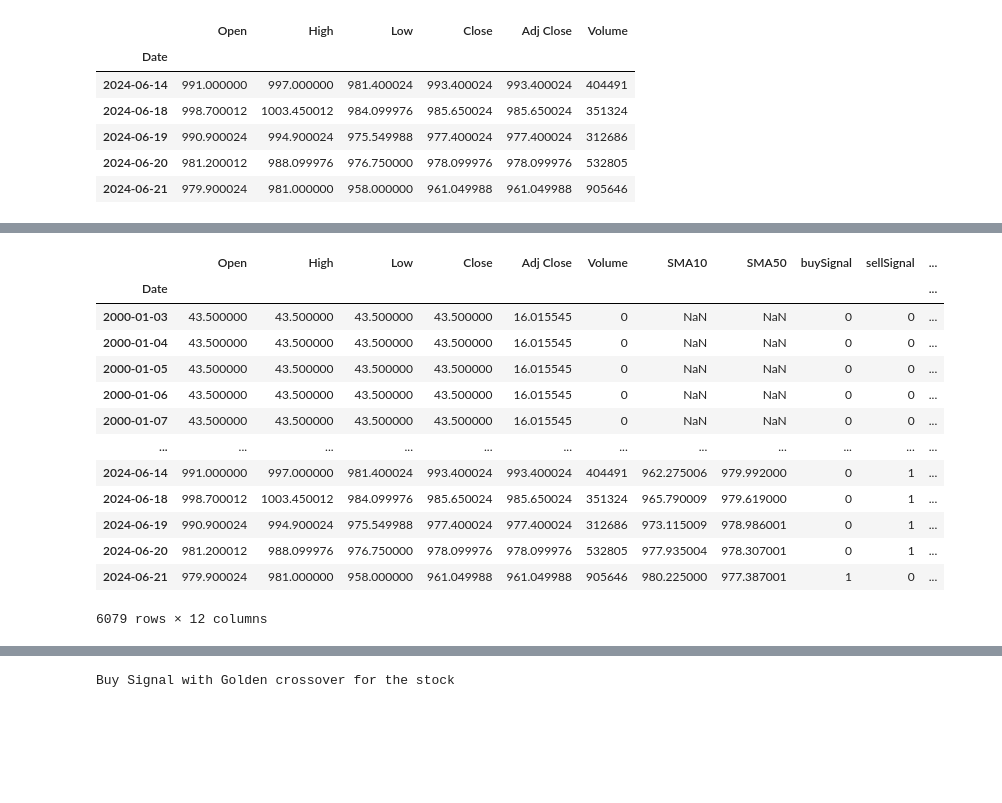
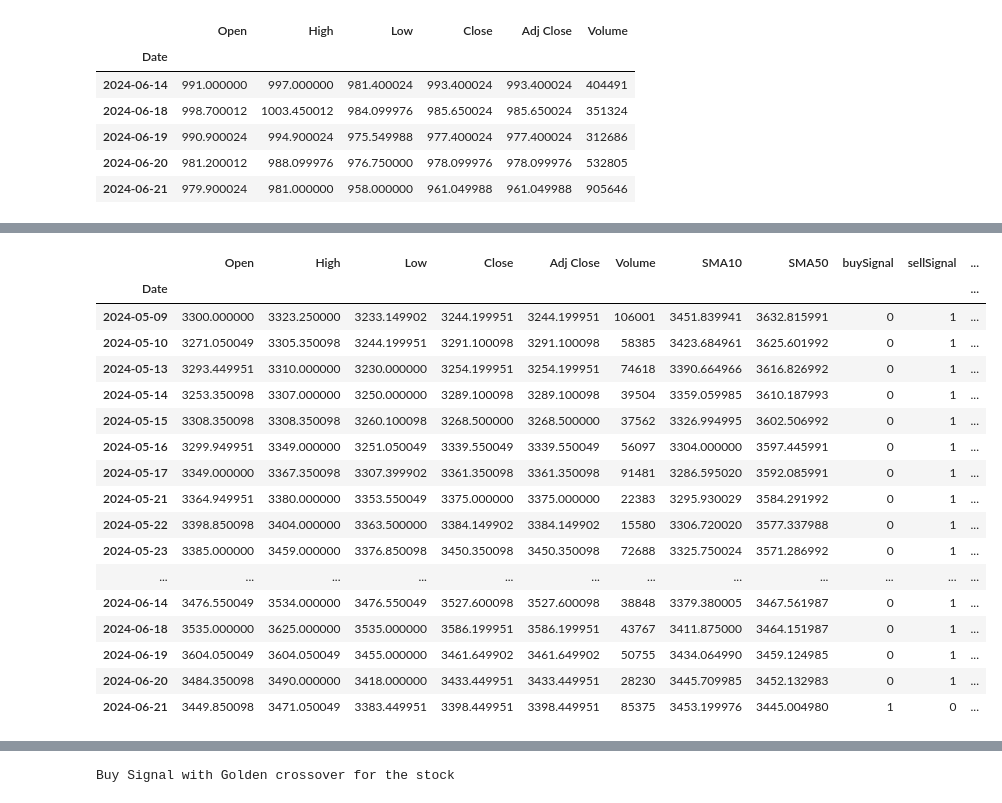
Before and after one commit to Rigava/Load-Nifty-Data, a Jupyter notebook: Technical NB/GC.ipynb, the cells around one changed output, grey strips where cells are left out. Saved outputs shown, nothing was run; the diff lists cells and outputs as text; code cells hidden in the pictures; blank space fills up the shorter version.

```diff
--- a/Technical NB/GC.ipynb
+++ b/Technical NB/GC.ipynb
@@ -33,17 +72,21 @@ GCSignal(titan)
-# %%
-tatamotors
-# %% [output]
-|  | Open | High | Low | Close | Adj Close | Volume | SMA10 | SMA50 | buySignal | sellSignal | ... |
-| Date |  |  |  |  |  |  |  |  |  |  | ... |
-| 2000-01-03 | 43.500000 | 43.500000 | 43.500000 | 43.500000 | 16.015545 | 0 | NaN | NaN | 0 | 0 | ... |
-| 2000-01-04 | 43.500000 | 43.500000 | 43.500000 | 43.500000 | 16.015545 | 0 | NaN | NaN | 0 | 0 | ... |
-| 2000-01-05 | 43.500000 | 43.500000 | 43.500000 | 43.500000 | 16.015545 | 0 | NaN | NaN | 0 | 0 | ... |
-| 2000-01-06 | 43.500000 | 43.500000 | 43.500000 | 43.500000 | 16.015545 | 0 | NaN | NaN | 0 | 0 | ... |
-| 2000-01-07 | 43.500000 | 43.500000 | 43.500000 | 43.500000 | 16.015545 | 0 | NaN | NaN | 0 | 0 | ... |
-| ... | ... | ... | ... | ... | ... | ... | ... | ... | ... | ... | ... |
-| 2024-06-14 | 991.000000 | 997.000000 | 981.400024 | 993.400024 | 993.400024 | 404491 | 962.275006 | 979.992000 | 0 | 1 | ... |
-| 2024-06-18 | 998.700012 | 1003.450012 | 984.099976 | 985.650024 | 985.650024 | 351324 | 965.790009 | 979.619000 | 0 | 1 | ... |
-| 2024-06-19 | 990.900024 | 994.900024 | 975.549988 | 977.400024 | 977.400024 | 312686 | 973.115009 | 978.986001 | 0 | 1 | ... |
-| 2024-06-20 | 981.200012 | 988.099976 | 976.750000 | 978.099976 | 978.099976 | 532805 | 977.935004 | 978.307001 | 0 | 1 | ... |
-| 2024-06-21 | 979.900024 | 981.000000 | 958.000000 | 961.049988 | 961.049988 | 905646 | 980.225000 | 977.387001 | 1 | 0 | ... |
-6079 rows × 12 columns
+# %%
+titan.tail(30)
+# %% [output]
+|  | Open | High | Low | Close | Adj Close | Volume | SMA10 | SMA50 | buySignal | sellSignal | ... |
+| Date |  |  |  |  |  |  |  |  |  |  | ... |
+| 2024-05-09 | 3300.000000 | 3323.250000 | 3233.149902 | 3244.199951 | 3244.199951 | 106001 | 3451.839941 | 3632.815991 | 0 | 1 | ... |
+| 2024-05-10 | 3271.050049 | 3305.350098 | 3244.199951 | 3291.100098 | 3291.100098 | 58385 | 3423.684961 | 3625.601992 | 0 | 1 | ... |
+| 2024-05-13 | 3293.449951 | 3310.000000 | 3230.000000 | 3254.199951 | 3254.199951 | 74618 | 3390.664966 | 3616.826992 | 0 | 1 | ... |
+| 2024-05-14 | 3253.350098 | 3307.000000 | 3250.000000 | 3289.100098 | 3289.100098 | 39504 | 3359.059985 | 3610.187993 | 0 | 1 | ... |
+| 2024-05-15 | 3308.350098 | 3308.350098 | 3260.100098 | 3268.500000 | 3268.500000 | 37562 | 3326.994995 | 3602.506992 | 0 | 1 | ... |
+| 2024-05-16 | 3299.949951 | 3349.000000 | 3251.050049 | 3339.550049 | 3339.550049 | 56097 | 3304.000000 | 3597.445991 | 0 | 1 | ... |
+| 2024-05-17 | 3349.000000 | 3367.350098 | 3307.399902 | 3361.350098 | 3361.350098 | 91481 | 3286.595020 | 3592.085991 | 0 | 1 | ... |
+| 2024-05-21 | 3364.949951 | 3380.000000 | 3353.550049 | 3375.000000 | 3375.000000 | 22383 | 3295.930029 | 3584.291992 | 0 | 1 | ... |
+| 2024-05-22 | 3398.850098 | 3404.000000 | 3363.500000 | 3384.149902 | 3384.149902 | 15580 | 3306.720020 | 3577.337988 | 0 | 1 | ... |
+| 2024-05-23 | 3385.000000 | 3459.000000 | 3376.850098 | 3450.350098 | 3450.350098 | 72688 | 3325.750024 | 3571.286992 | 0 | 1 | ... |
+| ... | ... | ... | ... | ... | ... | ... | ... | ... | ... | ... | ... |
+| 2024-06-14 | 3476.550049 | 3534.000000 | 3476.550049 | 3527.600098 | 3527.600098 | 38848 | 3379.380005 | 3467.561987 | 0 | 1 | ... |
+| 2024-06-18 | 3535.000000 | 3625.000000 | 3535.000000 | 3586.199951 | 3586.199951 | 43767 | 3411.875000 | 3464.151987 | 0 | 1 | ... |
+| 2024-06-19 | 3604.050049 | 3604.050049 | 3455.000000 | 3461.649902 | 3461.649902 | 50755 | 3434.064990 | 3459.124985 | 0 | 1 | ... |
+| 2024-06-20 | 3484.350098 | 3490.000000 | 3418.000000 | 3433.449951 | 3433.449951 | 28230 | 3445.709985 | 3452.132983 | 0 | 1 | ... |
+| 2024-06-21 | 3449.850098 | 3471.050049 | 3383.449951 | 3398.449951 | 3398.449951 | 85375 | 3453.199976 | 3445.004980 | 1 | 0 | ... |
```
Also changed, not shown: parts of 25 cells of this notebook.
